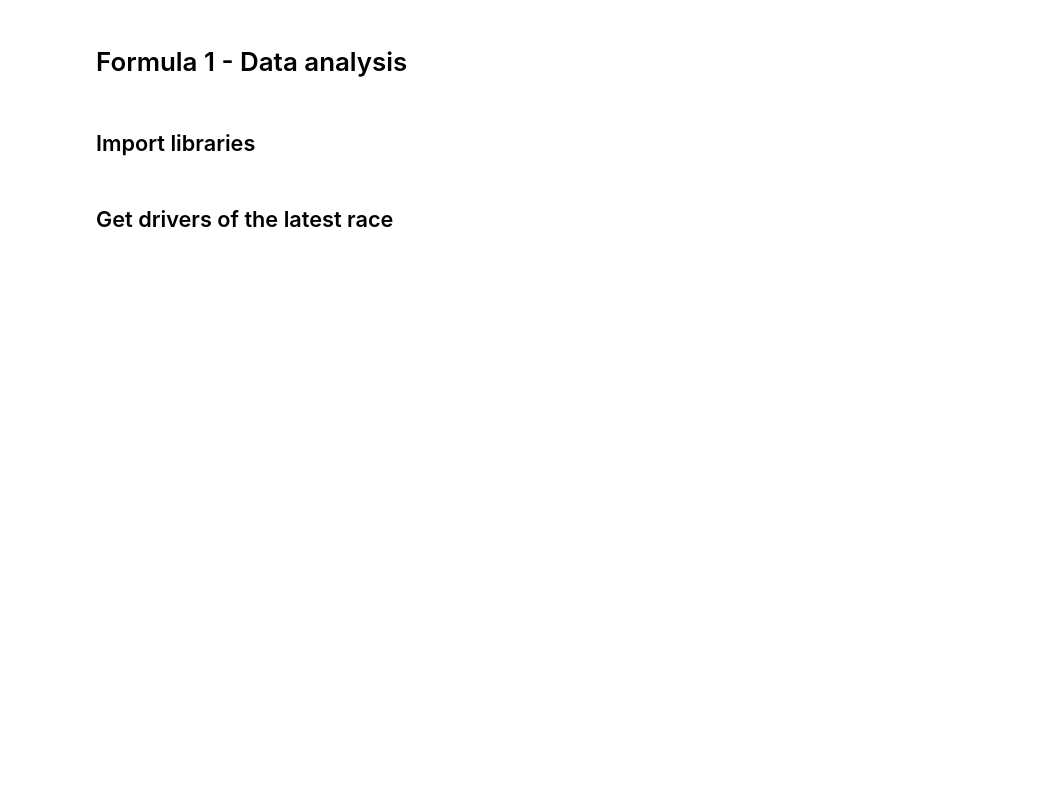
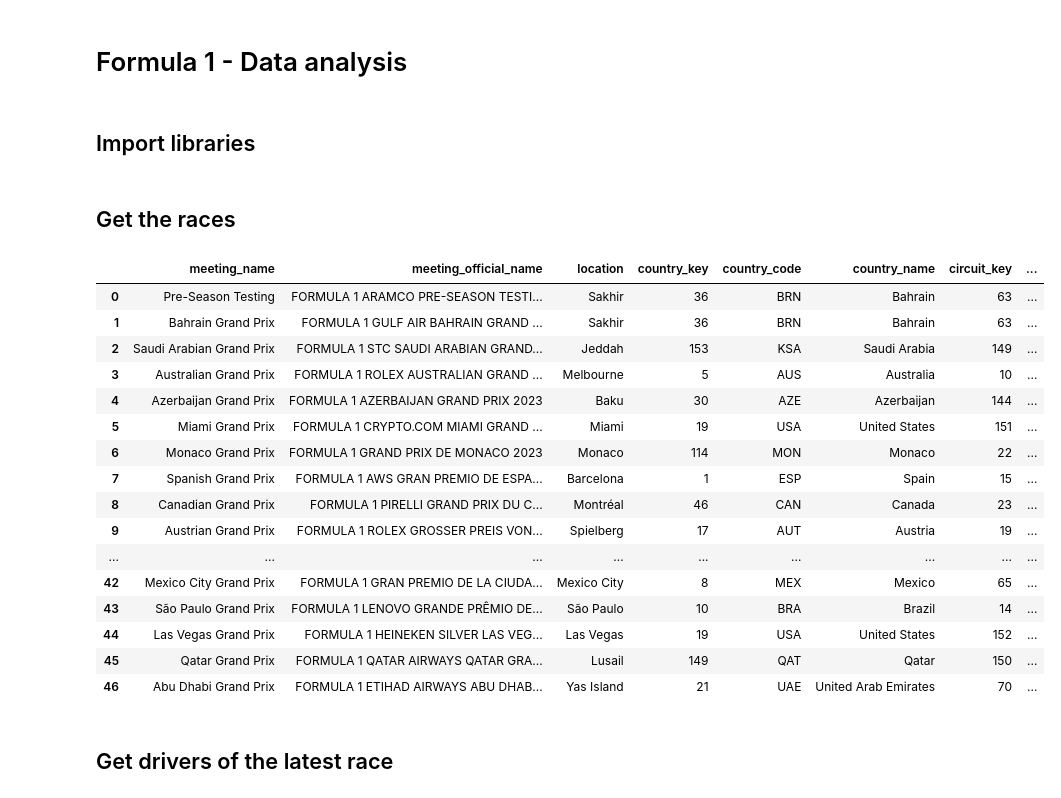
Before and after one commit to QQTipu/formula1, a Jupyter notebook: playground.ipynb, the cells around one changed output. Cells and saved outputs as stored; diff of their text form; code cells hidden in the pictures; blank space fills up the shorter version.

```diff
--- a/playground.ipynb
+++ b/playground.ipynb
@@ -9,5 +10,31 @@ import matplotlib.pyplot as plt
 import json
 from urllib.request import urlopen
+# %% [markdown]
+## Get the races
+# %%
+response = urlopen('https://api.openf1.org/v1/meetings')
+data = json.loads(response.read().decode('utf-8'))
+races = pd.DataFrame(data)
+
+races
+# %% [output]
+|  | meeting_name | meeting_official_name | location | country_key | country_code | country_name | circuit_key | ... |
+| 0 | Pre-Season Testing | FORMULA 1 ARAMCO PRE-SEASON TESTI... | Sakhir | 36 | BRN | Bahrain | 63 | ... |
+| 1 | Bahrain Grand Prix | FORMULA 1 GULF AIR BAHRAIN GRAND ... | Sakhir | 36 | BRN | Bahrain | 63 | ... |
+| 2 | Saudi Arabian Grand Prix | FORMULA 1 STC SAUDI ARABIAN GRAND... | Jeddah | 153 | KSA | Saudi Arabia | 149 | ... |
+| 3 | Australian Grand Prix | FORMULA 1 ROLEX AUSTRALIAN GRAND ... | Melbourne | 5 | AUS | Australia | 10 | ... |
+| 4 | Azerbaijan Grand Prix | FORMULA 1 AZERBAIJAN GRAND PRIX 2023 | Baku | 30 | AZE | Azerbaijan | 144 | ... |
+| 5 | Miami Grand Prix | FORMULA 1 CRYPTO.COM MIAMI GRAND ... | Miami | 19 | USA | United States | 151 | ... |
+| 6 | Monaco Grand Prix | FORMULA 1 GRAND PRIX DE MONACO 2023 | Monaco | 114 | MON | Monaco | 22 | ... |
+| 7 | Spanish Grand Prix | FORMULA 1 AWS GRAN PREMIO DE ESPA... | Barcelona | 1 | ESP | Spain | 15 | ... |
+| 8 | Canadian Grand Prix | FORMULA 1 PIRELLI GRAND PRIX DU C... | Montréal | 46 | CAN | Canada | 23 | ... |
+| 9 | Austrian Grand Prix | FORMULA 1 ROLEX GROSSER PREIS VON... | Spielberg | 17 | AUT | Austria | 19 | ... |
+| ... | ... | ... | ... | ... | ... | ... | ... | ... |
+| 42 | Mexico City Grand Prix | FORMULA 1 GRAN PREMIO DE LA CIUDA... | Mexico City | 8 | MEX | Mexico | 65 | ... |
+| 43 | São Paulo Grand Prix | FORMULA 1 LENOVO GRANDE PRÊMIO DE... | São Paulo | 10 | BRA | Brazil | 14 | ... |
+| 44 | Las Vegas Grand Prix | FORMULA 1 HEINEKEN SILVER LAS VEG... | Las Vegas | 19 | USA | United States | 152 | ... |
+| 45 | Qatar Grand Prix | FORMULA 1 QATAR AIRWAYS QATAR GRA... | Lusail | 149 | QAT | Qatar | 150 | ... |
+| 46 | Abu Dhabi Grand Prix | FORMULA 1 ETIHAD AIRWAYS ABU DHAB... | Yas Island | 21 | UAE | United Arab Emirates | 70 | ... |
 # %% [markdown]
 ## Get drivers of the latest race
 # %%
```
Also changed, not shown: parts of 6 cells of this notebook.
